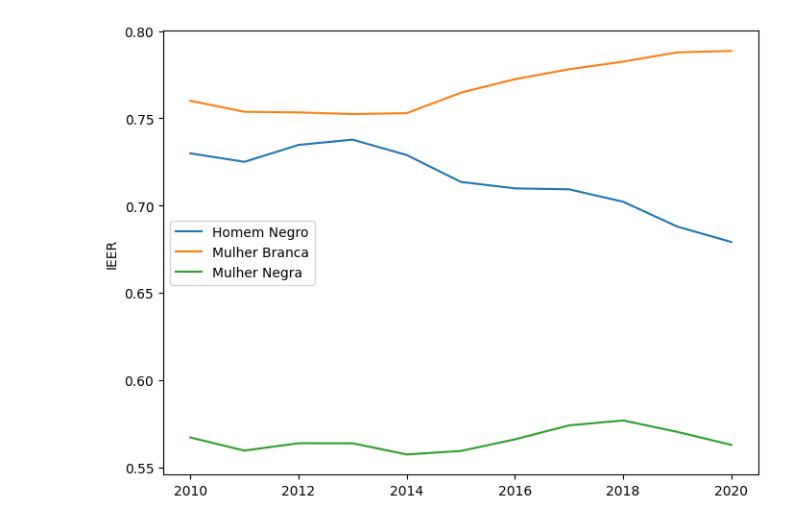
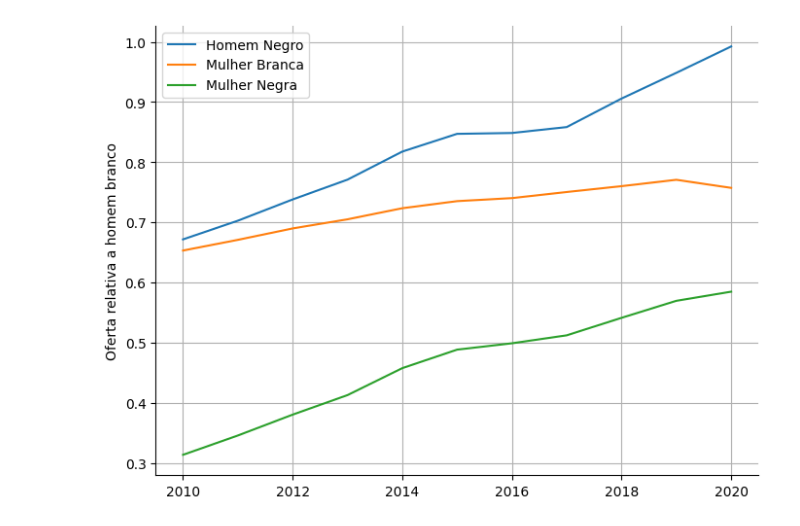
Before and after one commit to pactoPelaEquidade/reports, a Jupyter notebook: black_women/notebooks/report.ipynb, the cells around one changed output. Cells and saved outputs as stored; diff of their text form; code cells hidden in the pictures.

```diff
--- a/black_women/notebooks/report.ipynb
+++ b/black_women/notebooks/report.ipynb
@@ -34 +50,7 @@ plt.show()
+# %%
+plot_time_series(data=df.iloc[:,:-1],
+                 ylabel='Oferta relativa a homem branco',
+                 save_path='/home/dell/Documents/pacto/reports/black_women/figures/supply_gap.pdf')
+# %% [output]
+[figure, added]
 # %%
@@ -36,24 +57,0 @@ df = pd.read_parquet('gs://pacto-report-women/wage_gap/000000000000.parquet')
-# %%
-df=df.sort_values('ano').set_index('ano')
-df = df.div(df['Homem_Branca'], axis=0)
-
-df.drop(['Homem_Indigena', 'Mulher_Indigena'], axis=1, inplace=True)
-
-df.columns = ['Homem Negro', 'Mulher Branca', 'Mulher Negra', 'Homem Branco']
-
-fig, ax = plt.subplots(figsize=(8,6))
-
-cols =df.iloc[:,:-1].columns
-
-for col in cols:
-    ax.plot(df[col], label=col)
-
-# ax.spines.right.set_visible(False)
-# ax.spines.top.set_visible(False)
-legend = ax.legend()
-ax.set_xlabel('')
-ax.set_ylabel('IEER')
-fig.savefig("/tmp/wagegap_evoution.pdf", bbox_inches='tight')
-plt.show()
-# %% [output]
-[figure, removed]
```
Also changed, not shown: parts of 15 cells of this notebook, 11 other files.
